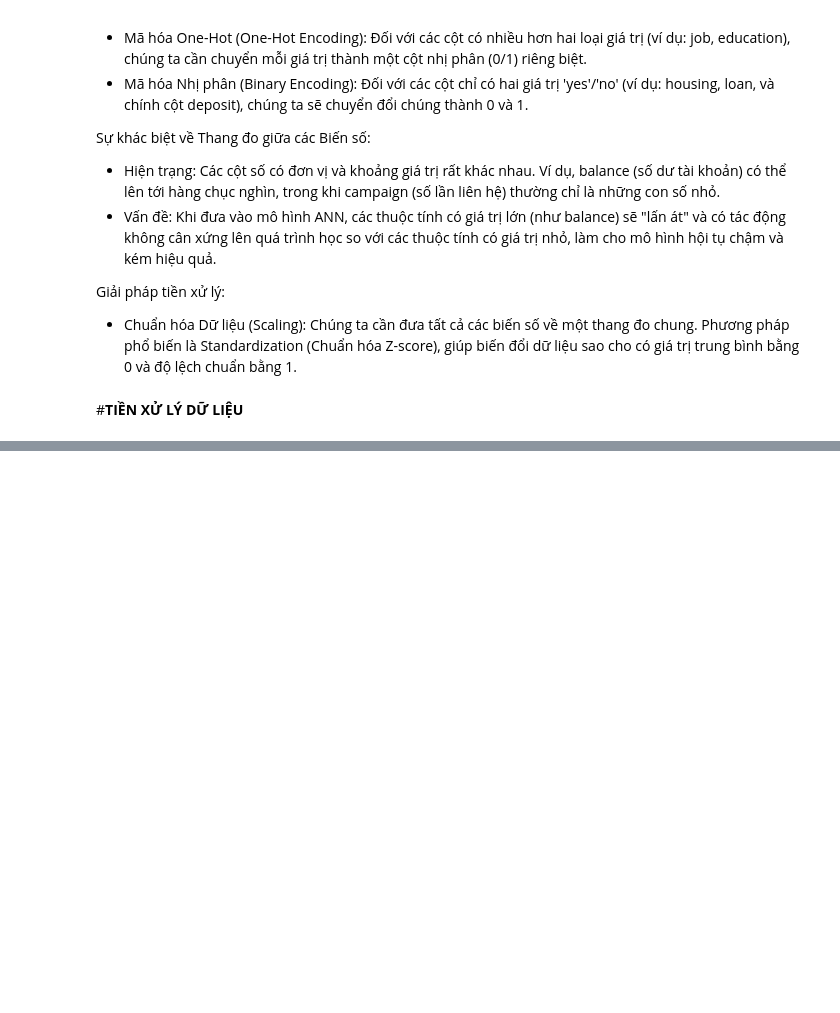
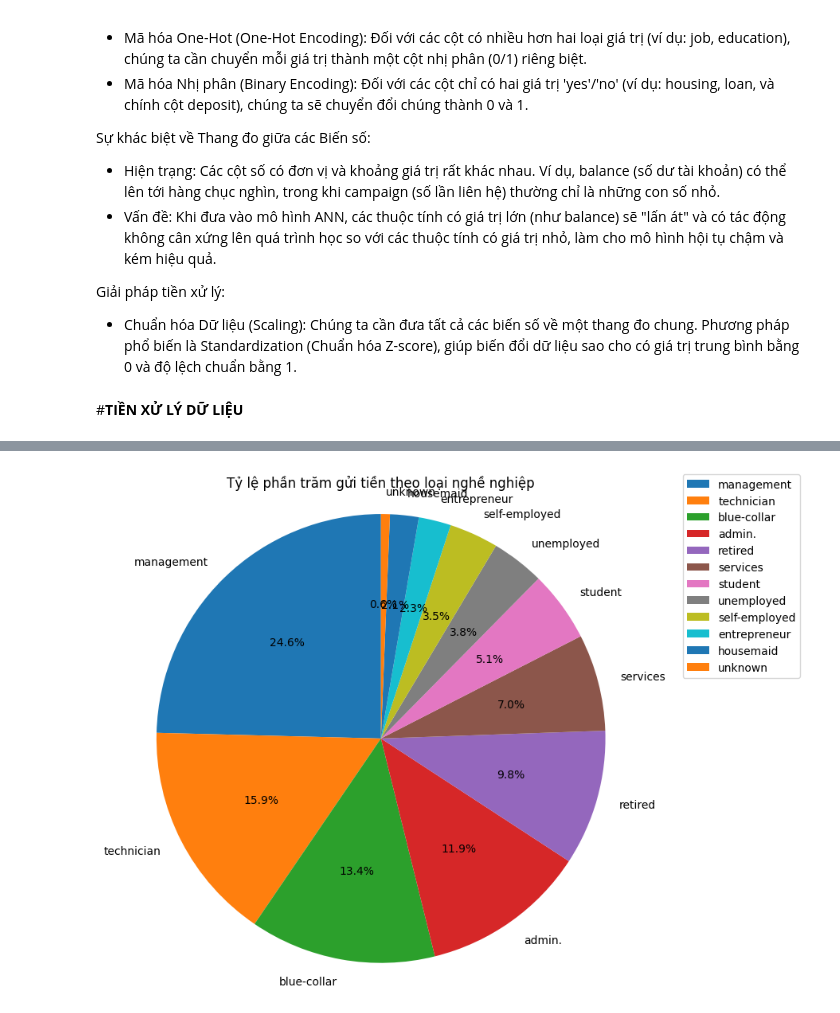
Before and after one commit to ThinhdanghocDE/BTL-AI, a Jupyter notebook: BTL_AI.ipynb, the cells around one changed output, grey strips where cells are left out. Saved outputs shown, nothing was run; the diff lists cells and outputs as text; code cells hidden in the pictures; blank space fills up the shorter version.

```diff
--- a/BTL_AI.ipynb
+++ b/BTL_AI.ipynb
@@ -918,0 +369,10 @@ Số lượng bản ghi bị trùng lặp là:
+# %%
+# Xóa cột 'age'
+df = df.drop(columns=['age'])
+
+# Chuyển cột 'age_group' về vị trí đầu tiên
+age_group = df.pop('age_group')  # Lấy cột 'age_group'
+df.insert(0, 'age_group', age_group)  # Chèn cột 'age_group' vào vị trí đầu tiên
+
+# Kiểm tra lại DataFrame sau khi thay đổi
+df.head(10)
@@ -918,0 +391,16 @@ Số lượng bản ghi bị trùng lặp là:
+# %%
+# Lọc dữ liệu để chỉ lấy các hàng có giá trị 'deposit' là 'yes'
+deposit_data = df[df['deposit'] == 'yes']
+
+# Đếm số lần xuất hiện của từng loại nghề nghiệp trong số những người đã gửi tiền
+job_counts = deposit_data['job'].value_counts()
+
+# Vẽ biểu đồ tròn
+plt.figure(figsize=(8, 8))
+plt.pie(job_counts, labels=job_counts.index, autopct='%1.1f%%', startangle=90)
+plt.title('Tỷ lệ phần trăm gửi tiền theo loại nghề nghiệp')
+plt.axis('equal')  # Tỷ lệ kích thước trục bằng nhau đảm bảo rằng biểu đồ tròn được vẽ dưới dạng hình tròn
+plt.legend(job_counts.index, bbox_to_anchor=(1.1, 1.05), loc='upper left')
+plt.show()
+# %% [output]
+[figure, added]
```
Also changed, not shown: parts of 91 cells of this notebook.
